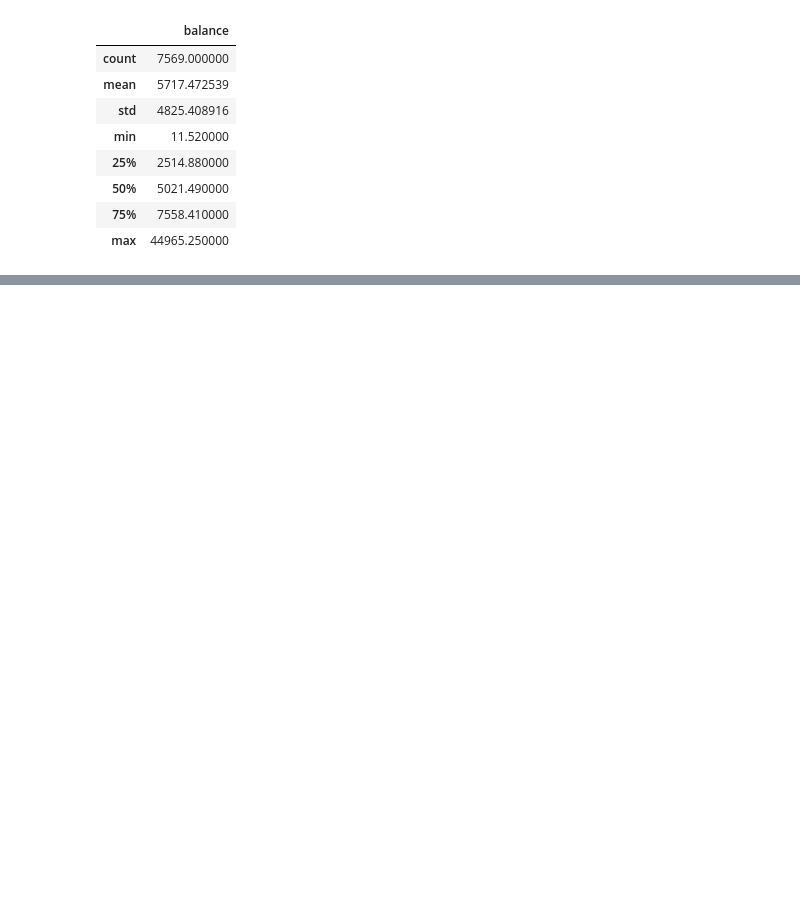
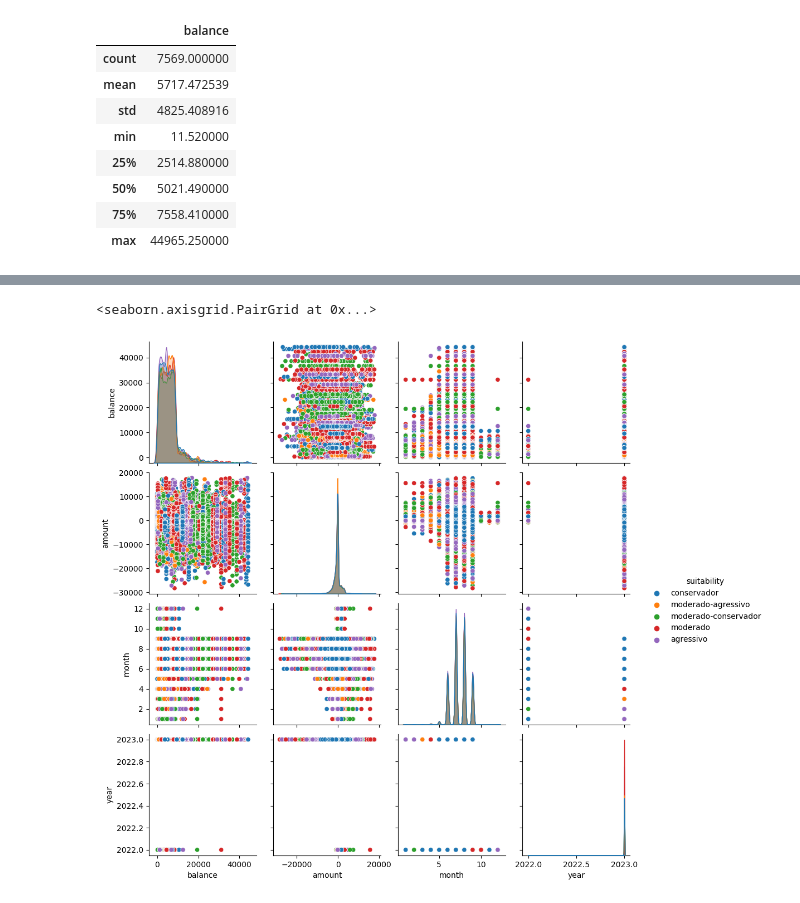
Before and after one commit to PeterRibs/personal_finances, a Jupyter notebook: project_personal_finances.ipynb, the cells around one changed output, grey strips where cells are left out. Cells and saved outputs as stored; diff of their text form; code cells hidden in the pictures; blank space fills up the shorter version.

```diff
--- a/project_personal_finances.ipynb
+++ b/project_personal_finances.ipynb
@@ -492,0 +559,5 @@ merged_data_tortal_s_trans.drop_duplicates().describe()
+# %%
+merged_data_total['date'] = pd.to_datetime(merged_data_total['date_trans'])
+merged_data_total['month'] =merged_data_total['date'].dt.month
+merged_data_total['year'] = merged_data_total['date'].dt.year
+merged_data_total['year_month'] = merged_data_total['year'].astype(str) + "/" + merged_data_total['month'].astype(str)
@@ -492,0 +613,5 @@ merged_data_tortal_s_trans.drop_duplicates().describe()
+# %%
+sns.pairplot(merged_data_total, hue='suitability')
+# %% [output]
+<seaborn.axisgrid.PairGrid at 0x...>
+[figure, added]
```
Also changed, not shown: parts of 60 cells of this notebook.
